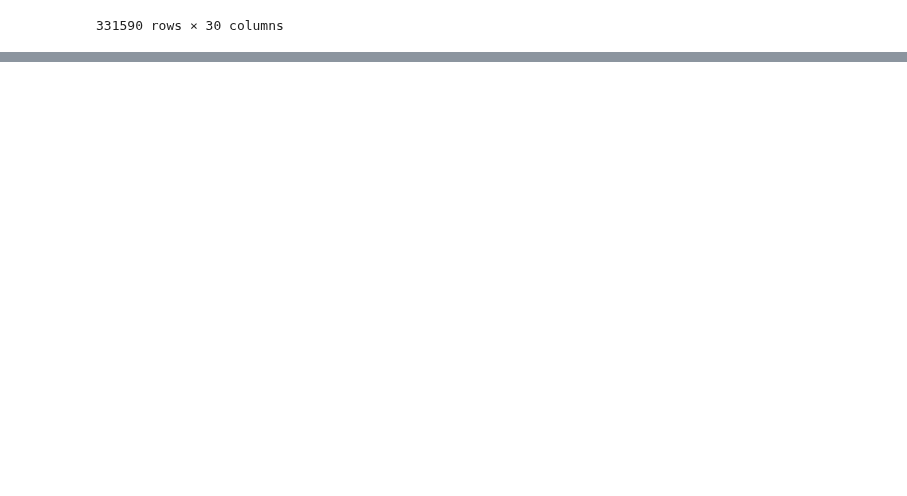
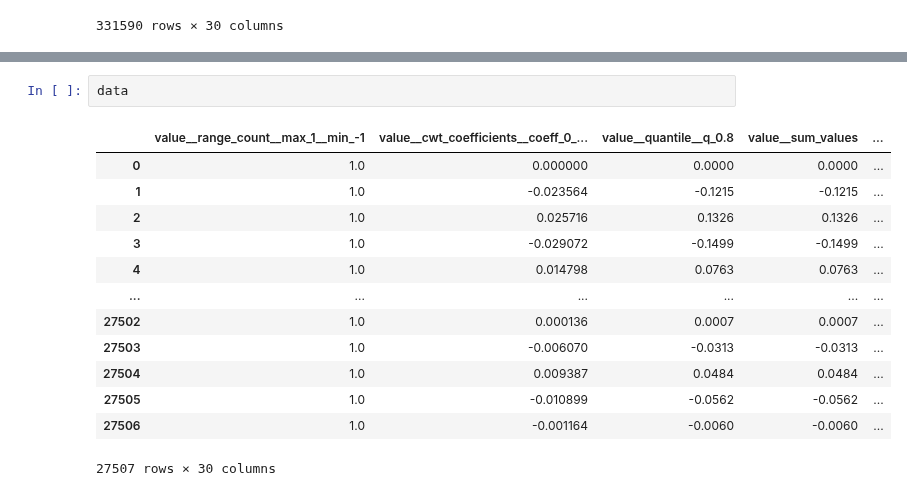
Before and after one commit to henokali1/trdr, a Jupyter notebook: ml/pg.ipynb, the cells around one changed output, grey strips where cells are left out. Saved outputs shown, nothing was run; the diff lists cells and outputs as text; blank space fills up the shorter version.

```diff
--- a/ml/pg.ipynb
+++ b/ml/pg.ipynb
@@ -324,0 +479,16 @@ Please recompile with CMake option -DUSE_CUDAP=1
+# %%
+data
+# %% [output]
+|  | value__range_count__max_1__min_-1 | value__cwt_coefficients__coeff_0_... | value__quantile__q_0.8 | value__sum_values | ... |
+| 0 | 1.0 | 0.000000 | 0.0000 | 0.0000 | ... |
+| 1 | 1.0 | -0.023564 | -0.1215 | -0.1215 | ... |
+| 2 | 1.0 | 0.025716 | 0.1326 | 0.1326 | ... |
+| 3 | 1.0 | -0.029072 | -0.1499 | -0.1499 | ... |
+| 4 | 1.0 | 0.014798 | 0.0763 | 0.0763 | ... |
+| ... | ... | ... | ... | ... | ... |
+| 27502 | 1.0 | 0.000136 | 0.0007 | 0.0007 | ... |
+| 27503 | 1.0 | -0.006070 | -0.0313 | -0.0313 | ... |
+| 27504 | 1.0 | 0.009387 | 0.0484 | 0.0484 | ... |
+| 27505 | 1.0 | -0.010899 | -0.0562 | -0.0562 | ... |
+| 27506 | 1.0 | -0.001164 | -0.0060 | -0.0060 | ... |
+27507 rows × 30 columns
```
Also changed, not shown: parts of 7 cells of this notebook.
